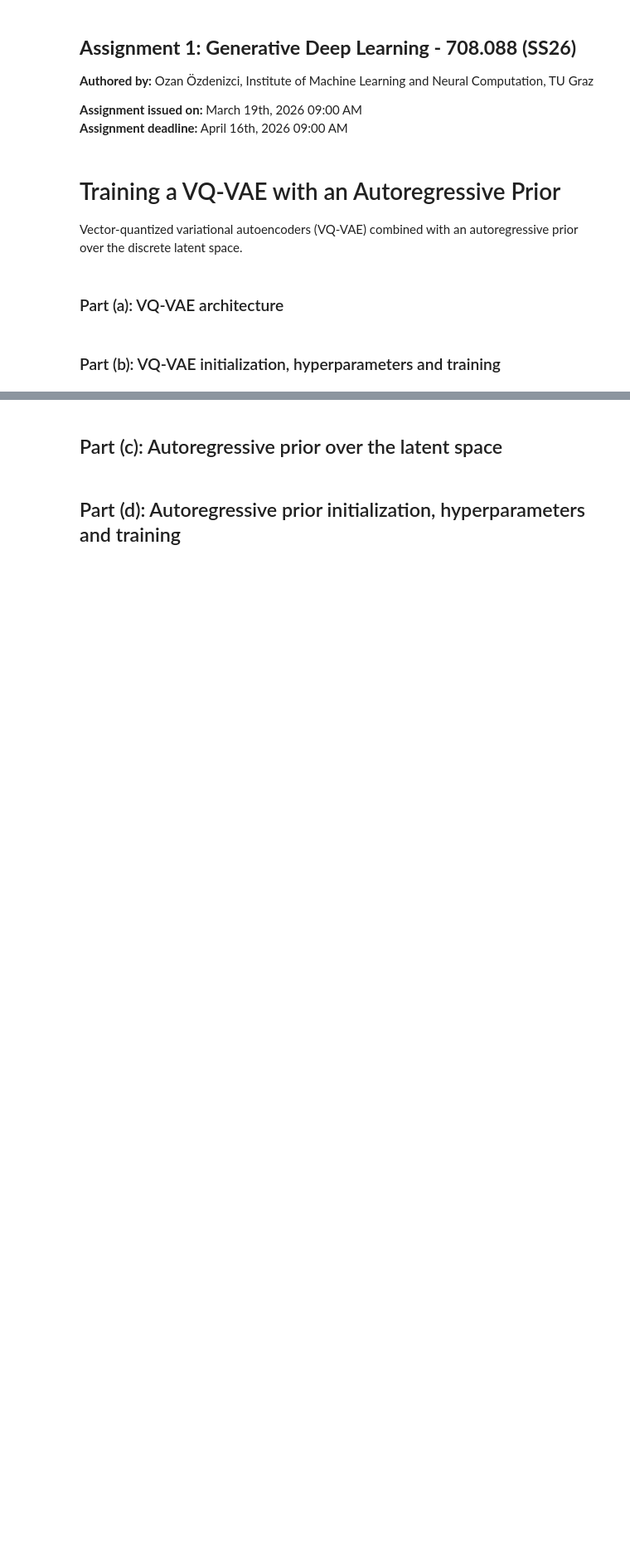
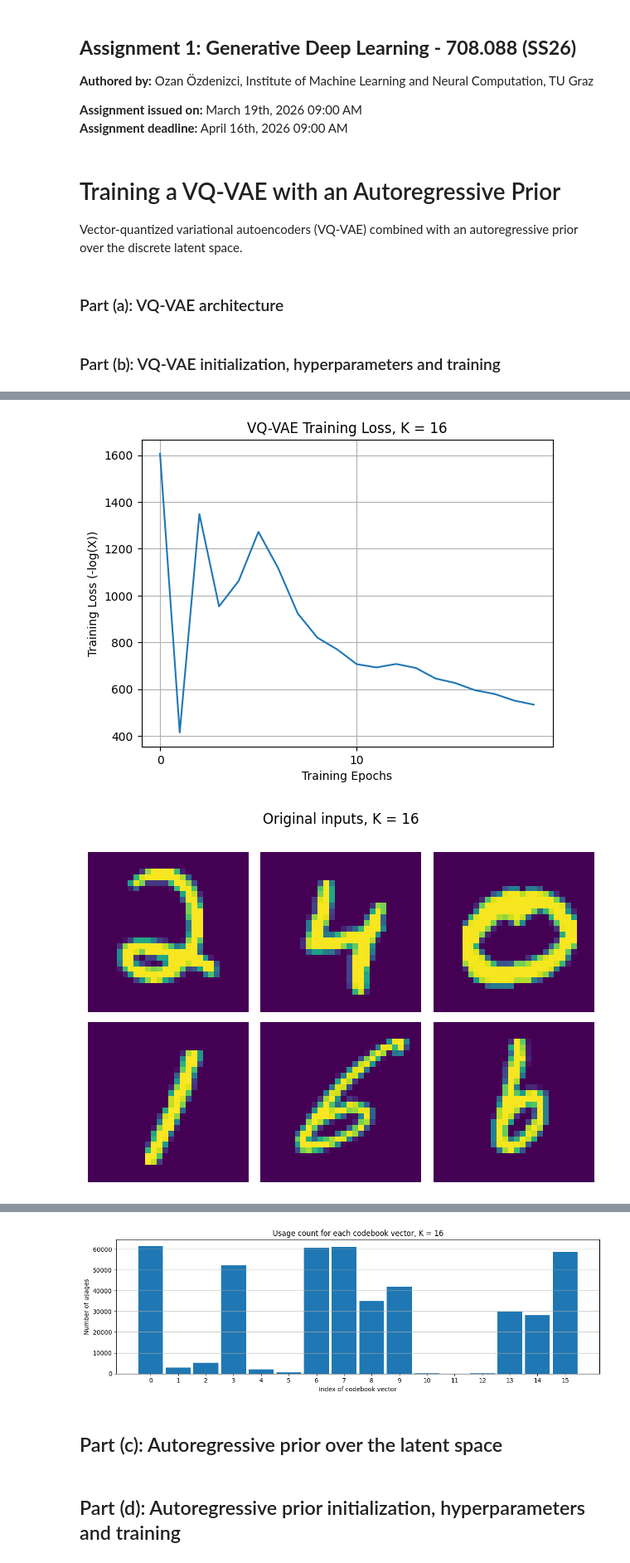
Before and after one commit to LHoeber/GDL, a Jupyter notebook: HW1/Assignment1_GDL-SS26.ipynb, the cells around one changed output, grey strips where cells are left out. Shown at 83% size. Cells and saved outputs as stored; diff of their text form; code cells hidden in the pictures; blank space fills up the shorter version.

```diff
--- a/HW1/Assignment1_GDL-SS26.ipynb
+++ b/HW1/Assignment1_GDL-SS26.ipynb
@@ -175,13 +190,14 @@ def training_vqvae(name, num_epochs, model, optimizer, training_loader, val_load
 ### Part (b): VQ-VAE initialization, hyperparameters and training
 # %%
 data_dim = 784      # input dimension (28x28 images flattened)
+image_dim = 28
 hidden_dim = 128    # hidden layer dimensionality
 num_latents = 8     # number of discrete latent positions (latent sequence length L)
 D = 16              # dimensionality of each codebook entry
 K = 16              # codebook size (number of entries)
 beta = 0.25         # commitment loss weight
 lr = 1e-3
-num_epochs_vqvae = 100
+num_epochs_vqvae = 20#100
 
 result_dir = 'results/'
 if not(os.path.exists(result_dir)):
@@ -198,3 +214,4 @@ optimizer_vqvae = torch.optim.Adam([p for p in vqvae.parameters() if p.requires_
 nll_vqvae = training_vqvae(name=result_dir + name, num_epochs=num_epochs_vqvae, model=vqvae,
                            optimizer=optimizer_vqvae, training_loader=training_loader,
                            val_loader=val_loader)
+#don't hand over datasets for trianing and evaluation explicitly -> given as DataLoader object
@@ -212,0 +222,67 @@ nll_vqvae = training_vqvae(name=result_dir + name, num_epochs=num_epochs_vqvae,
+# %%
+plot_folder = "./plots"
+
+# TODO: Visualize the VQ-VAE model training process
+fig = plt.figure()
+plt.plot(nll_vqvae)
+plt.xlabel("Training Epochs")
+plt.ylabel("Training Loss (-log(X))")
+plt.title(f"VQ-VAE Training Loss, K = {K}")
+plt.xticks(np.arange(0,num_epochs_vqvae,10))
+plt.grid()
+plt.show()
+fig.savefig(plot_folder+f"vqvae_train_loss_{K}.png")
+
+
+# TODO: Visualize VQ-VAE model input versus reconstructions
+num_samples = 6
+full_training_data,classes = next(iter(training_loader))
+input_samples = full_training_data[:num_samples]
+quantized_samples, cb_indices,_ = vqvae.quantizer(vqvae.encoder(input_samples))
+output_samples = vqvae.decoder(quantized_samples)
+
+input_images = input_samples.reshape(-1,image_dim, image_dim)
+reconstructed_images = output_samples.reshape(-1,image_dim, image_dim).detach().numpy()
+
+fig, axs = plt.subplots(int(np.ceil(num_samples/3)),3,layout = "tight")
+for i in range(int(np.ceil(num_samples/3))):
+    for j in range(3):
+        axs[i][j].imshow(input_images[i*3+j])
+        axs[i][j].axis("off")
+plt.suptitle(f"Original inputs, K = {K}")
+plt.show()
+fig.savefig(plot_folder+f"vqvae_original_{K}.png")
+
+fig,axs = plt.subplots(int(np.ceil(num_samples/3)),3,layout = "tight")
+for i in range(int(np.ceil(num_samples/3))):
+    for j in range(3):
+        axs[i][j].imshow(reconstructed_images[i*3+j])
+        axs[i][j].axis("off")
+plt.suptitle(f"Reconstructed outputs, K = {K}")
+plt.show()
+fig.savefig(plot_folder+f"vqvae_reconstructed_{K}.png")
+
+
+# TODO: Visualize how many codebook entries are utilized across the training set.
+train_indices = []
+for batch, classes in training_loader:
+    #each image in batch gets assigned num_latent codebook vectors, i.e. here: 8 indices between 0 and K-1
+    train_indices.append(vqvae.encode_indices(batch).flatten())
+train_indices = torch.cat(train_indices)
+
+plt.figure(figsize =(12,4),layout = "tight")
+plt.grid(axis = 'y')
+
+num_bins = K # one per codebook vector
+counts, labels, bars = plt.hist(train_indices,bins = np.arange(K+1),rwidth=0.9)
+#plt.bar_label(bars)
+plt.xlabel("Index of codebook vector")
+plt.xticks(np.arange(K)+0.5)
+plt.gca().set_xticklabels(np.arange(K))
+plt.ylabel("Number of usages")
+plt.title(f"Usage count for each codebook vector, K = {K}")
+plt.show()
+fig.savefig(plot_folder+f"used_code_book_vectors_{K}.png")
+# %% [output]
+[figure, added]
+[figure, added]
@@ -213,3 +290,4 @@ nll_vqvae = training_vqvae(name=result_dir + name, num_epochs=num_epochs_vqvae,
+[figure, added]
 # %% [markdown]
 ## Part (c): Autoregressive prior over the latent space
 # %%
```
Also changed, not shown: parts of 14 cells of this notebook, 17 other files.
